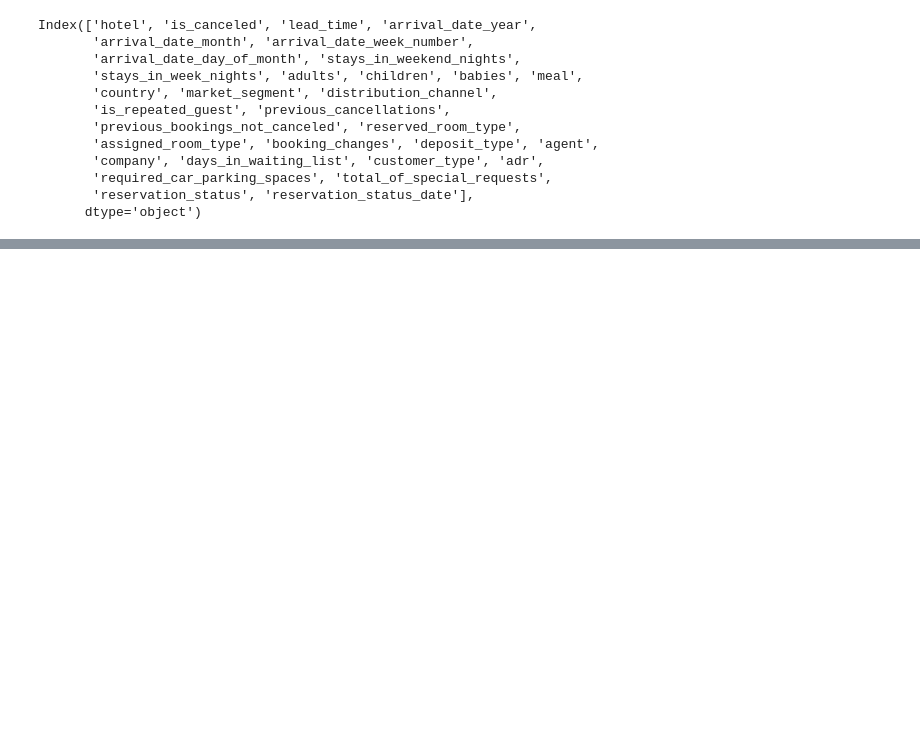
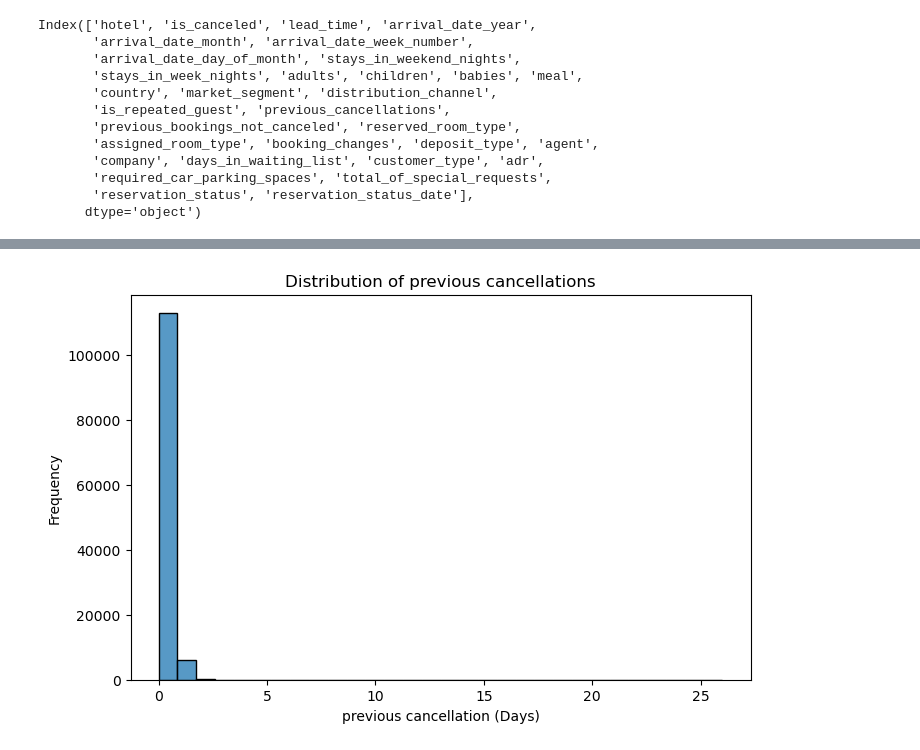
Before and after one commit to greeshavaishnavi09/Hotel_Booking_Cancellation_Prediction, a Jupyter notebook: research/02_eda.ipynb, the cells around one changed output, grey strips where cells are left out. Saved outputs shown, nothing was run; the diff lists cells and outputs as text; code cells hidden in the pictures; blank space fills up the shorter version.

```diff
--- a/research/02_eda.ipynb
+++ b/research/02_eda.ipynb
@@ -59,0 +309,12 @@ Index(['hotel', 'is_canceled', 'lead_time', 'arrival_date_year',
+# %%
+plt.figure(figsize=(8,5))
+
+sns.histplot(df["previous_cancellations"], bins=30, kde=False)    # Right (Positive) Skewness. Most values are small, with a long tail to the right
+
+plt.title("Distribution of previous cancellations")
+plt.xlabel("previous cancellation (Days)")
+plt.ylabel("Frequency")
+
+plt.show()
+# %% [output]
+[figure, added]
```
Also changed, not shown: parts of 29 cells of this notebook.
